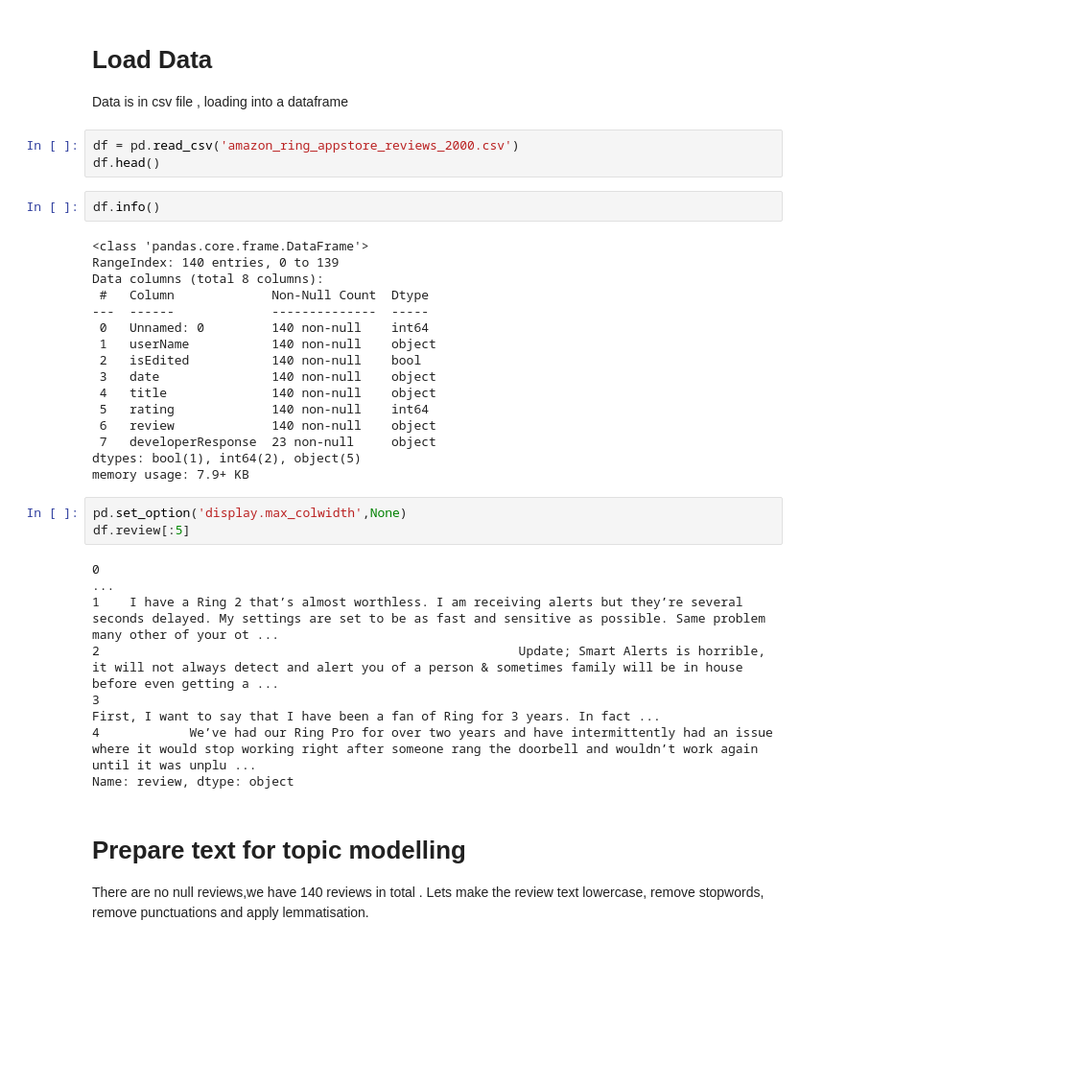
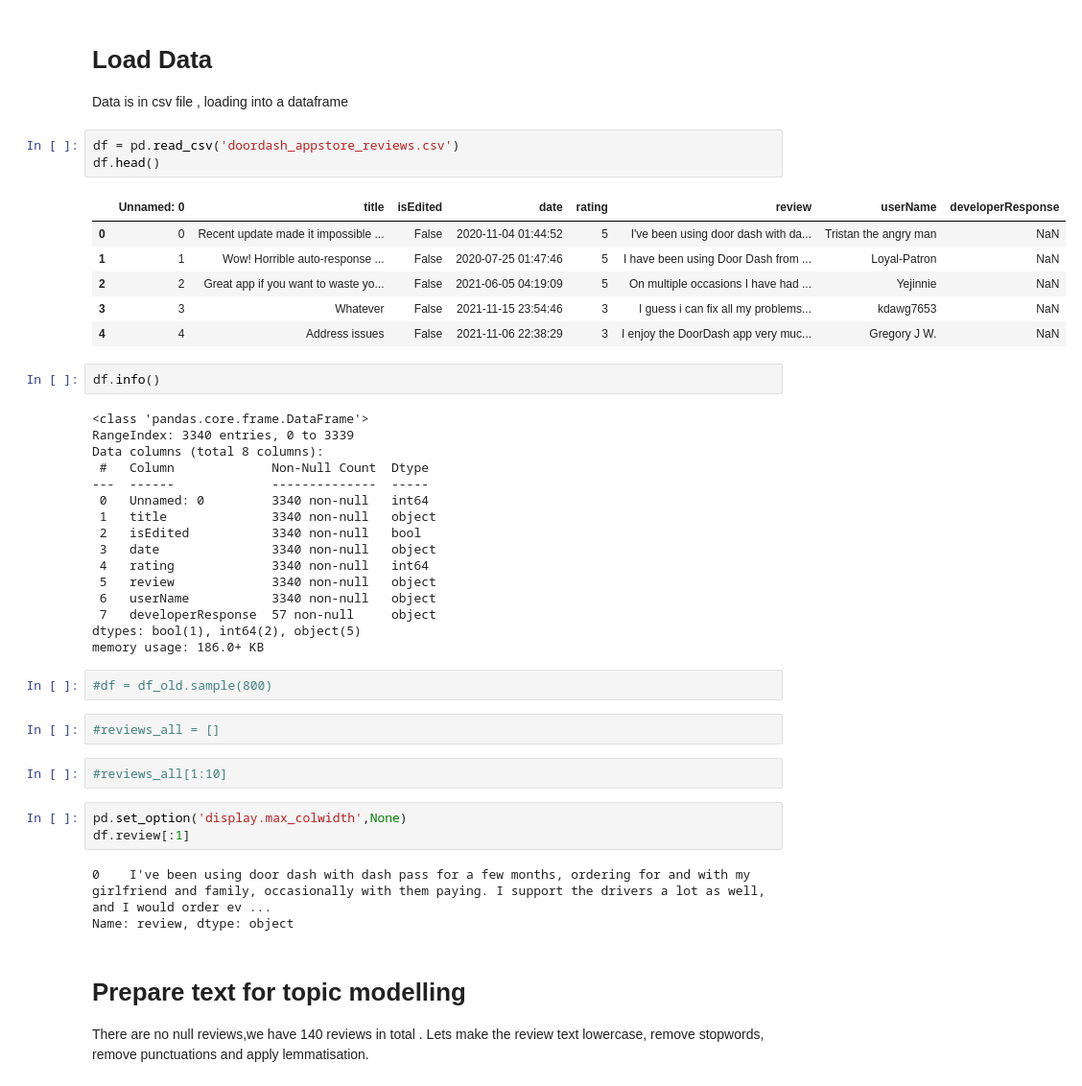
Before and after one commit to neel-machine/LDA_Topic_Modelling, a Jupyter notebook: LDA_topic_modelling.ipynb, the cells around one changed output. Shown: that part at 96% size. Cells and saved outputs as stored; diff of their text form; blank space fills up the shorter version.

```diff
--- a/LDA_topic_modelling.ipynb
+++ b/LDA_topic_modelling.ipynb
@@ -7,35 +7,44 @@ import pandas as pd
 
 Data is in csv file , loading into a dataframe
 # %%
-df = pd.read_csv('amazon_ring_appstore_reviews_2000.csv')
+df = pd.read_csv('doordash_appstore_reviews.csv')
 df.head()
+# %% [output]
+|  | Unnamed: 0 | title | isEdited | date | rating | review | userName | developerResponse |
+| 0 | 0 | Recent update made it impossible ... | False | 2020-11-04 01:44:52 | 5 | I've been using door dash with da... | Tristan the angry man | NaN |
+| 1 | 1 | Wow! Horrible auto-response ... | False | 2020-07-25 01:47:46 | 5 | I have been using Door Dash from ... | Loyal-Patron | NaN |
+| 2 | 2 | Great app if you want to waste yo... | False | 2021-06-05 04:19:09 | 5 | On multiple occasions I have had ... | Yejinnie | NaN |
+| 3 | 3 | Whatever | False | 2021-11-15 23:54:46 | 3 | I guess i can fix all my problems... | kdawg7653 | NaN |
+| 4 | 4 | Address issues | False | 2021-11-06 22:38:29 | 3 | I enjoy the DoorDash app very muc... | Gregory J W. | NaN |
 # %%
 df.info()
 # %% [output]
 <class 'pandas.core.frame.DataFrame'>
-RangeIndex: 140 entries, 0 to 139
+RangeIndex: 3340 entries, 0 to 3339
 Data columns (total 8 columns):
  #   Column             Non-Null Count  Dtype
 ---  ------             --------------  -----
- 0   Unnamed: 0         140 non-null    int64
- 1   userName           140 non-null    object
- 2   isEdited           140 non-null    bool
- 3   date               140 non-null    object
- 4   title              140 non-null    object
- 5   rating             140 non-null    int64
- 6   review             140 non-null    object
- 7   developerResponse  23 non-null     object
+ 0   Unnamed: 0         3340 non-null   int64
+ 1   title              3340 non-null   object
+ 2   isEdited           3340 non-null   bool
+ 3   date               3340 non-null   object
+ 4   rating             3340 non-null   int64
+ 5   review             3340 non-null   object
+ 6   userName           3340 non-null   object
+ 7   developerResponse  57 non-null     object
 dtypes: bool(1), int64(2), object(5)
-memory usage: 7.9+ KB
+memory usage: 186.0+ KB
+# %%
+#df = df_old.sample(800)
+# %%
+#reviews_all = []
+# %%
+#reviews_all[1:10]
 # %%
 pd.set_option('display.max_colwidth',None)
-df.review[:5]
+df.review[:1]
 # %% [output]
-0                                                                                                                                                                                                        ...
-1    I have a Ring 2 that’s almost worthless. I am receiving alerts but they’re several seconds delayed. My settings are set to be as fast and sensitive as possible. Same problem many other of your ot ...
-2                                                        Update; Smart Alerts is horrible, it will not always detect and alert you of a person & sometimes family will be in house before even getting a ...
-3                                                                                                                               First, I want to say that I have been a fan of Ring for 3 years. In fact ...
-4            We’ve had our Ring Pro for over two years and have intermittently had an issue where it would stop working right after someone rang the doorbell and wouldn’t work again until it was unplu ...
+0    I've been using door dash with dash pass for a few months, ordering for and with my girlfriend and family, occasionally with them paying. I support the drivers a lot as well, and I would order ev ...
 Name: review, dtype: object
 # %% [markdown]
 # Prepare text for topic modelling
```
Also changed, not shown: parts of 18 cells of this notebook.
